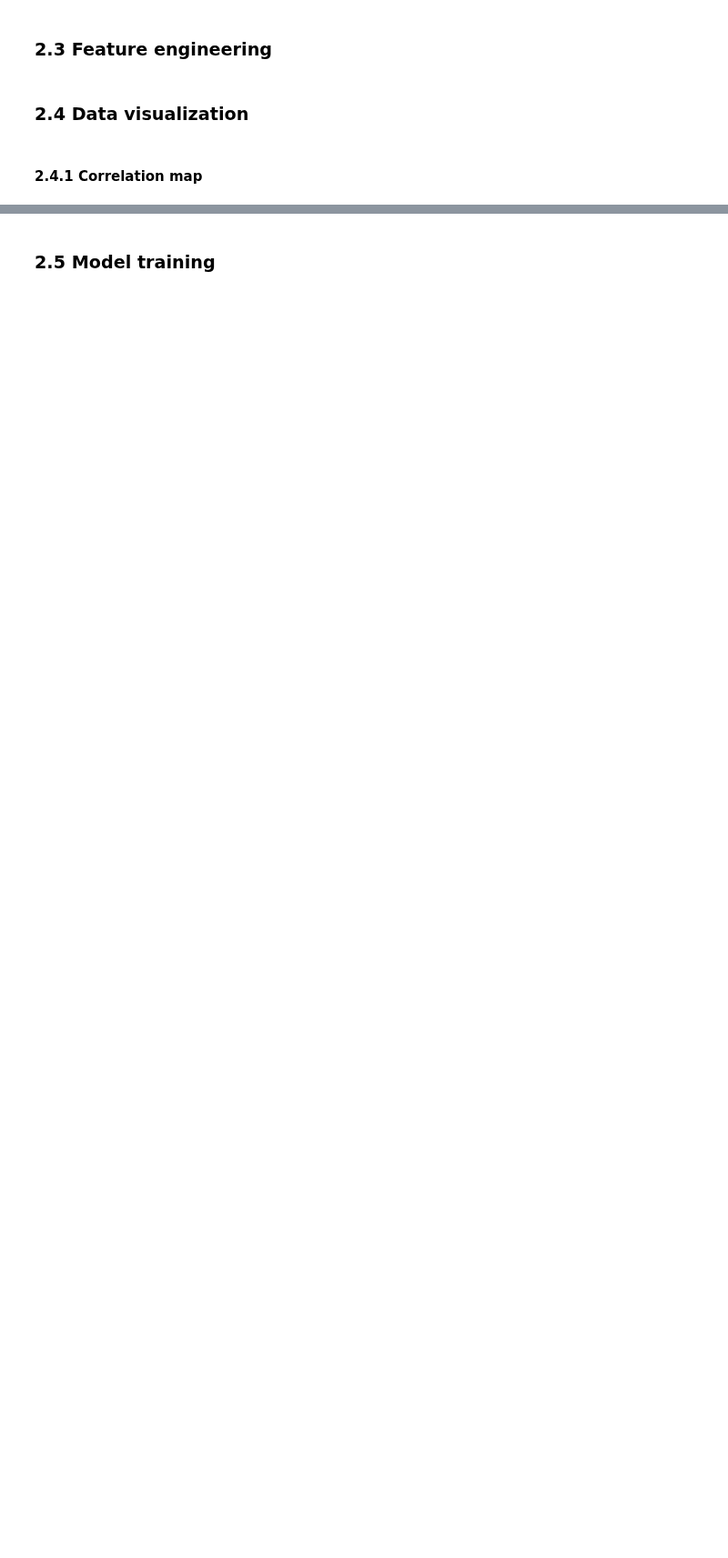
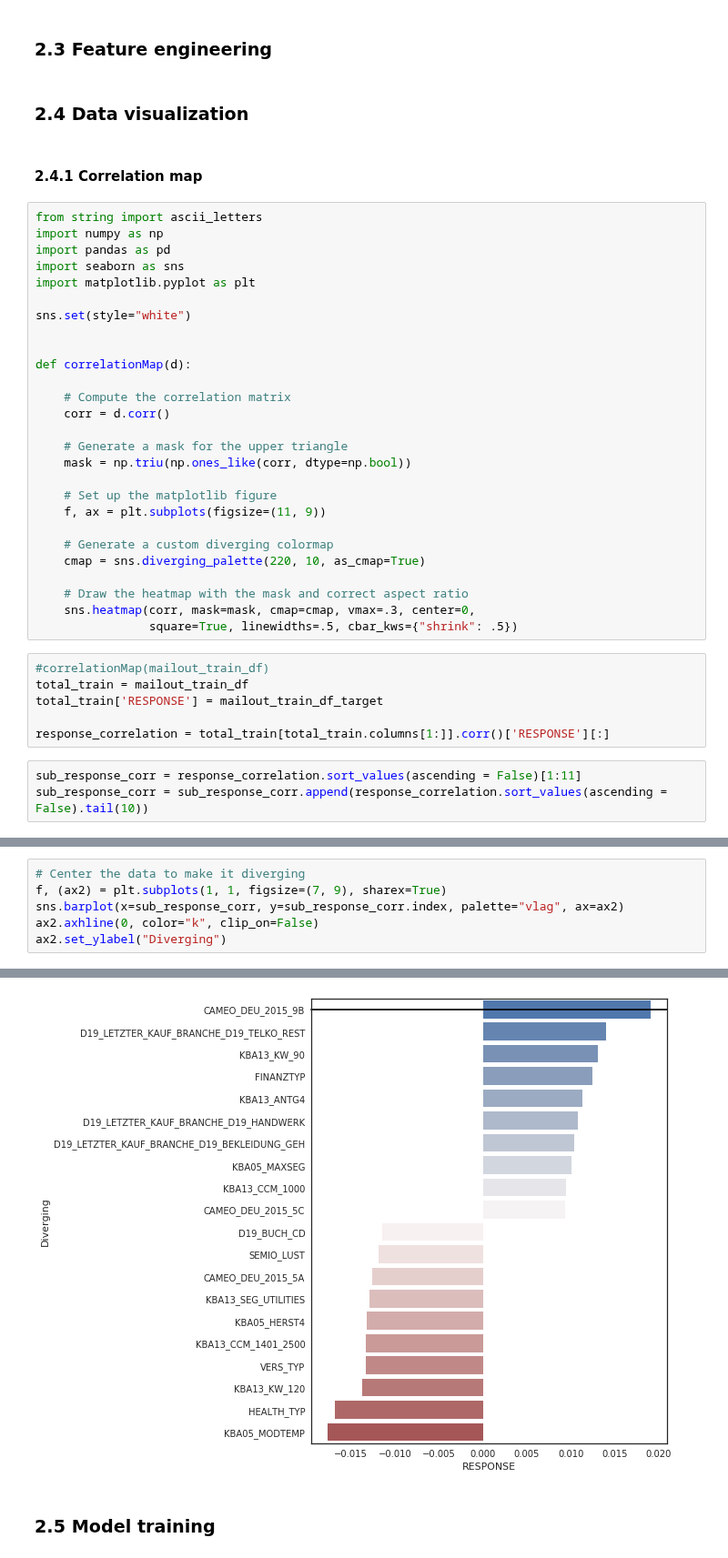
Before and after one commit to AlbertoDeBlas/MLEngineerNanodegreeCapstone, a Jupyter notebook: Arvato Project Workbook Part 2 Supervised Learning Model.ipynb, the cells around one changed output, grey strips where cells are left out. Shown at 91% size. Cells and saved outputs as stored; diff of their text form; blank space fills up the shorter version.

Commit message:
Scale train data and plot correlation with target
feat: Scale train data and plot correlation with target

```diff
--- a/Arvato Project Workbook Part 2 Supervised Learning Model.ipynb
+++ b/Arvato Project Workbook Part 2 Supervised Learning Model.ipynb
@@ -309,3 +363,39 @@ mailout_train_drops = dropLowVarianceCols(mailout_train_df, threshold = 0.05)
 ### 2.4 Data visualization
 # %% [markdown]
 #### 2.4.1 Correlation map
+# %%
+from string import ascii_letters
+import numpy as np
+import pandas as pd
+import seaborn as sns
+import matplotlib.pyplot as plt
+
+sns.set(style="white")
+
+
+def correlationMap(d):
+
+    # Compute the correlation matrix
+    corr = d.corr()
+
+    # Generate a mask for the upper triangle
+    mask = np.triu(np.ones_like(corr, dtype=np.bool))
+
+    # Set up the matplotlib figure
+    f, ax = plt.subplots(figsize=(11, 9))
+
+    # Generate a custom diverging colormap
+    cmap = sns.diverging_palette(220, 10, as_cmap=True)
+
+    # Draw the heatmap with the mask and correct aspect ratio
+    sns.heatmap(corr, mask=mask, cmap=cmap, vmax=.3, center=0,
+                square=True, linewidths=.5, cbar_kws={"shrink": .5})
+# %%
+#correlationMap(mailout_train_df)
+total_train = mailout_train_df
+total_train['RESPONSE'] = mailout_train_df_target
+
+response_correlation = total_train[total_train.columns[1:]].corr()['RESPONSE'][:]
+# %%
+sub_response_corr = response_correlation.sort_values(ascending = False)[1:11]
+sub_response_corr = sub_response_corr.append(response_correlation.sort_values(ascending = False).tail(10))
@@ -311,0 +420,7 @@ mailout_train_drops = dropLowVarianceCols(mailout_train_df, threshold = 0.05)
+# %%
+# Center the data to make it diverging
+f, (ax2) = plt.subplots(1, 1, figsize=(7, 9), sharex=True)
+sns.barplot(x=sub_response_corr, y=sub_response_corr.index, palette="vlag", ax=ax2)
+ax2.axhline(0, color="k", clip_on=False)
+ax2.set_ylabel("Diverging")
+# %% [output]
@@ -312,2 +428,3 @@ mailout_train_drops = dropLowVarianceCols(mailout_train_df, threshold = 0.05)
+[figure, added]
 # %% [markdown]
 ### 2.5 Model training
```
Also changed, not shown: parts of 12 cells of this notebook.
